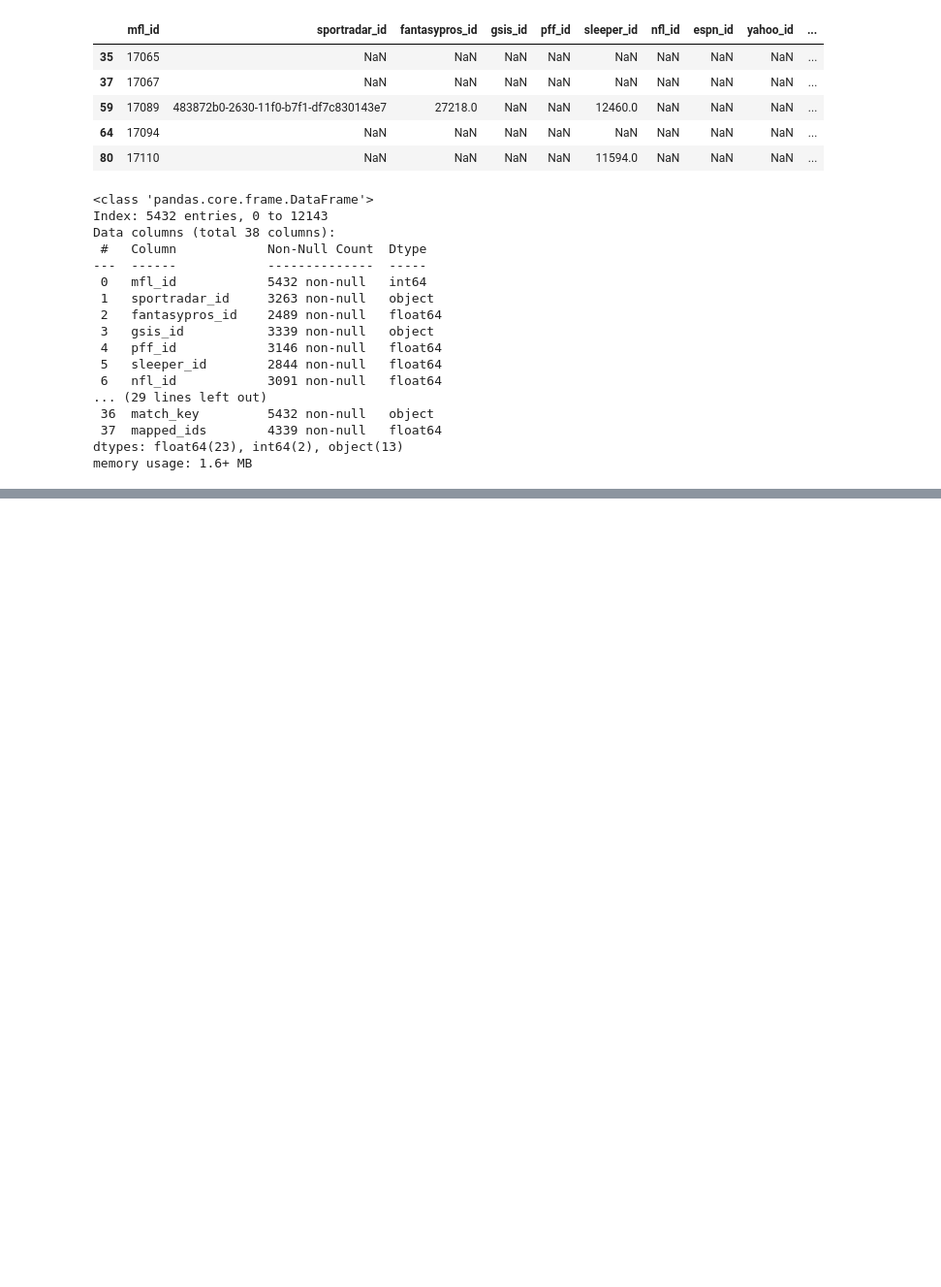
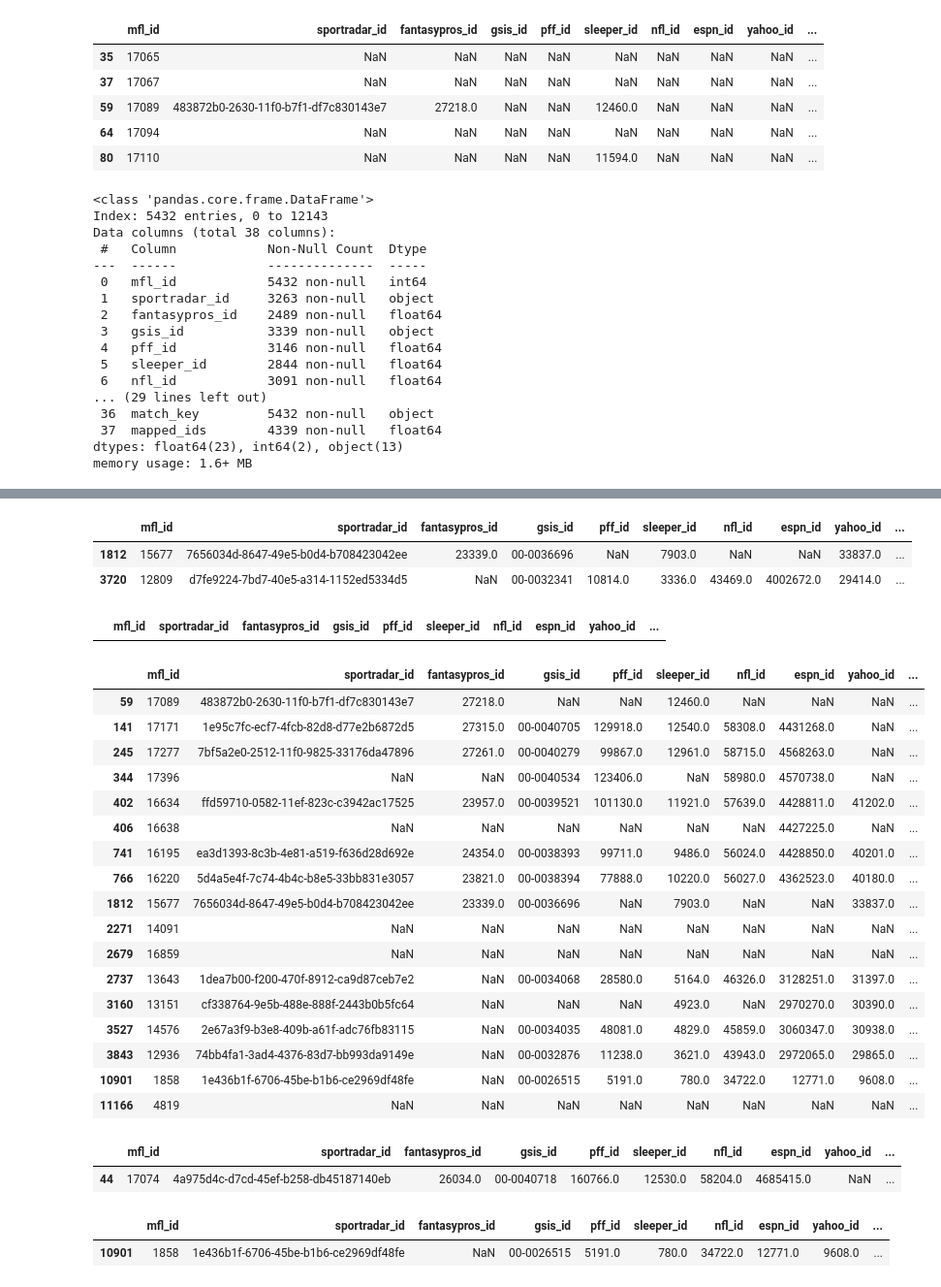
Before and after one commit to nicriv831/Fantasy-Football-Machine, a Jupyter notebook: data_cleaning2.ipynb, the cells around one changed output, grey strips where cells are left out. Shown at 97% size. Cells and saved outputs as stored; diff of their text form; code cells hidden in the pictures; blank space fills up the shorter version.

```diff
--- a/data_cleaning2.ipynb
+++ b/data_cleaning2.ipynb
@@ -817,0 +492,2 @@ Error:
+# %%
+master_raw.loc[master_raw['cleaned_name'] == 'John Metchie', ['stats_id', 'mapped_ids', 'match_key']] = [33999, 33999, 'John_Metchie_33999']
@@ -817,0 +536,3 @@ Error:
+# %%
+master_raw['last_name'] = master_raw['cleaned_name'].str.split().str[-1]
+master_raw.head()
@@ -817,0 +567,3 @@ Error:
+# %%
+master_raw[['last_name', 'cleaned_name', 'match_key']] = master_raw[['last_name', 'cleaned_name', 'match_key']].apply(lambda x: x.str.lower())
+master_raw.head()
@@ -817,0 +579,44 @@ Error:
+# %%
+master_raw.loc[(master_raw['mapped_ids'].isin(yahoo_players['player_id'])) & (~master_raw['cleaned_name'].isin(yahoo_players['cleaned_name'])) & (~master_raw['last_name'].isin(yahoo_players['last_name']))]
+# %% [output]
+|  | mfl_id | sportradar_id | fantasypros_id | gsis_id | pff_id | sleeper_id | nfl_id | espn_id | yahoo_id | ... |
+| 1812 | 15677 | 7656034d-8647-49e5-b0d4-b708423042ee | 23339.0 | 00-0036696 | NaN | 7903.0 | NaN | NaN | 33837.0 | ... |
+| 3720 | 12809 | d7fe9224-7bd7-40e5-a314-1152ed5334d5 | NaN | 00-0032341 | 10814.0 | 3336.0 | 43469.0 | 4002672.0 | 29414.0 | ... |
+# %%
+master_raw.loc[master_raw['cleaned_name'] == 'briley moore-mckinney', ['cleaned_name', 'match_key', 'last_name']] = ['briley moore', 'briley moore_338337', 'moore']
+master_raw.loc[master_raw['cleaned_name'] == 'moritz boehringer', ['cleaned_name', 'match_key', 'last_name']] = ['moritz bohringer', 'moritz bohringer_29414', 'bohringer']
+# %%
+master_raw.loc[(master_raw['mapped_ids'].isin(yahoo_players['player_id'])) & (~master_raw['cleaned_name'].isin(yahoo_players['cleaned_name'])) & (~master_raw['last_name'].isin(yahoo_players['last_name']))]
+# %% [output]
+|  | mfl_id | sportradar_id | fantasypros_id | gsis_id | pff_id | sleeper_id | nfl_id | espn_id | yahoo_id | ... |
+# %%
+master_raw[master_raw['stats_id'].isna()]
+# %% [output]
+|  | mfl_id | sportradar_id | fantasypros_id | gsis_id | pff_id | sleeper_id | nfl_id | espn_id | yahoo_id | ... |
+| 59 | 17089 | 483872b0-2630-11f0-b7f1-df7c830143e7 | 27218.0 | NaN | NaN | 12460.0 | NaN | NaN | NaN | ... |
+| 141 | 17171 | 1e95c7fc-ecf7-4fcb-82d8-d77e2b6872d5 | 27315.0 | 00-0040705 | 129918.0 | 12540.0 | 58308.0 | 4431268.0 | NaN | ... |
+| 245 | 17277 | 7bf5a2e0-2512-11f0-9825-33176da47896 | 27261.0 | 00-0040279 | 99867.0 | 12961.0 | 58715.0 | 4568263.0 | NaN | ... |
+| 344 | 17396 | NaN | NaN | 00-0040534 | 123406.0 | NaN | 58980.0 | 4570738.0 | NaN | ... |
+| 402 | 16634 | ffd59710-0582-11ef-823c-c3942ac17525 | 23957.0 | 00-0039521 | 101130.0 | 11921.0 | 57639.0 | 4428811.0 | 41202.0 | ... |
+| 406 | 16638 | NaN | NaN | NaN | NaN | NaN | NaN | 4427225.0 | NaN | ... |
+| 741 | 16195 | ea3d1393-8c3b-4e81-a519-f636d28d692e | 24354.0 | 00-0038393 | 99711.0 | 9486.0 | 56024.0 | 4428850.0 | 40201.0 | ... |
+| 766 | 16220 | 5d4a5e4f-7c74-4b4c-b8e5-33bb831e3057 | 23821.0 | 00-0038394 | 77888.0 | 10220.0 | 56027.0 | 4362523.0 | 40180.0 | ... |
+| 1812 | 15677 | 7656034d-8647-49e5-b0d4-b708423042ee | 23339.0 | 00-0036696 | NaN | 7903.0 | NaN | NaN | 33837.0 | ... |
+| 2271 | 14091 | NaN | NaN | NaN | NaN | NaN | NaN | NaN | NaN | ... |
+| 2679 | 16859 | NaN | NaN | NaN | NaN | NaN | NaN | NaN | NaN | ... |
+| 2737 | 13643 | 1dea7b00-f200-470f-8912-ca9d87ceb7e2 | NaN | 00-0034068 | 28580.0 | 5164.0 | 46326.0 | 3128251.0 | 31397.0 | ... |
+| 3160 | 13151 | cf338764-9e5b-488e-888f-2443b0b5fc64 | NaN | NaN | NaN | 4923.0 | NaN | 2970270.0 | 30390.0 | ... |
+| 3527 | 14576 | 2e67a3f9-b3e8-409b-a61f-adc76fb83115 | NaN | 00-0034035 | 48081.0 | 4829.0 | 45859.0 | 3060347.0 | 30938.0 | ... |
+| 3843 | 12936 | 74bb4fa1-3ad4-4376-83d7-bb993da9149e | NaN | 00-0032876 | 11238.0 | 3621.0 | 43943.0 | 2972065.0 | 29865.0 | ... |
+| 10901 | 1858 | 1e436b1f-6706-45be-b1b6-ce2969df48fe | NaN | 00-0026515 | 5191.0 | 780.0 | 34722.0 | 12771.0 | 9608.0 | ... |
+| 11166 | 4819 | NaN | NaN | NaN | NaN | NaN | NaN | NaN | NaN | ... |
+# %%
+master_raw[master_raw['cleaned_name'] == "travis hunter"]
+# %% [output]
+|  | mfl_id | sportradar_id | fantasypros_id | gsis_id | pff_id | sleeper_id | nfl_id | espn_id | yahoo_id | ... |
+| 44 | 17074 | 4a975d4c-d7cd-45ef-b258-db45187140eb | 26034.0 | 00-0040718 | 160766.0 | 12530.0 | 58204.0 | 4685415.0 | NaN | ... |
+# %%
+master_raw[master_raw['cleaned_name'] == 'tony carter']
+# %% [output]
+|  | mfl_id | sportradar_id | fantasypros_id | gsis_id | pff_id | sleeper_id | nfl_id | espn_id | yahoo_id | ... |
+| 10901 | 1858 | 1e436b1f-6706-45be-b1b6-ce2969df48fe | NaN | 00-0026515 | 5191.0 | 780.0 | 34722.0 | 12771.0 | 9608.0 | ... |
```
Also changed, not shown: parts of 129 cells of this notebook, 7 other files.
